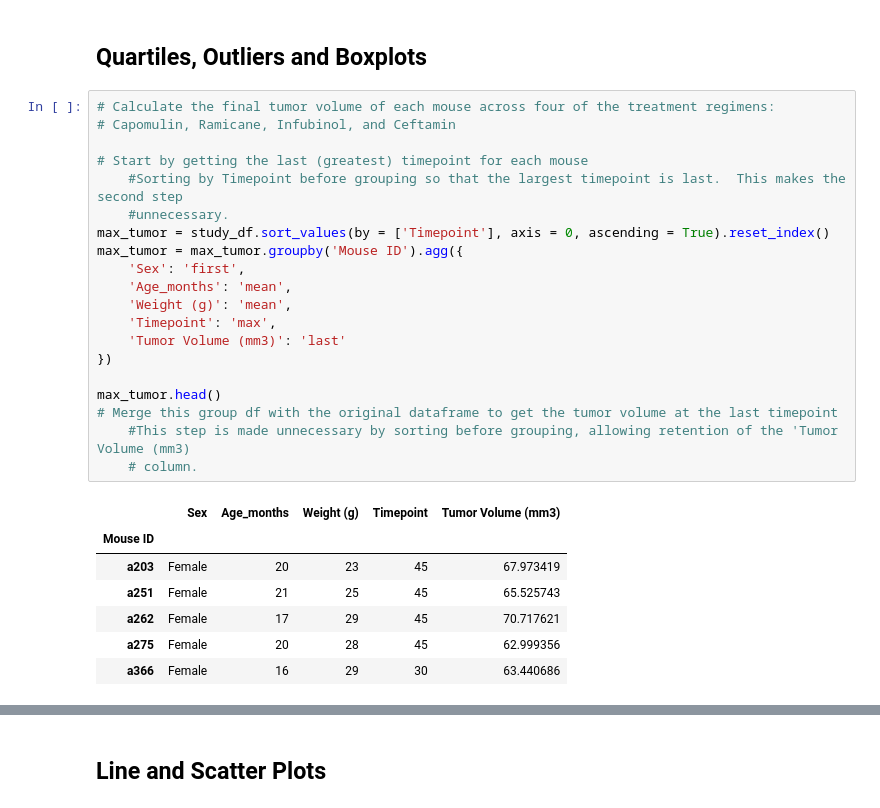
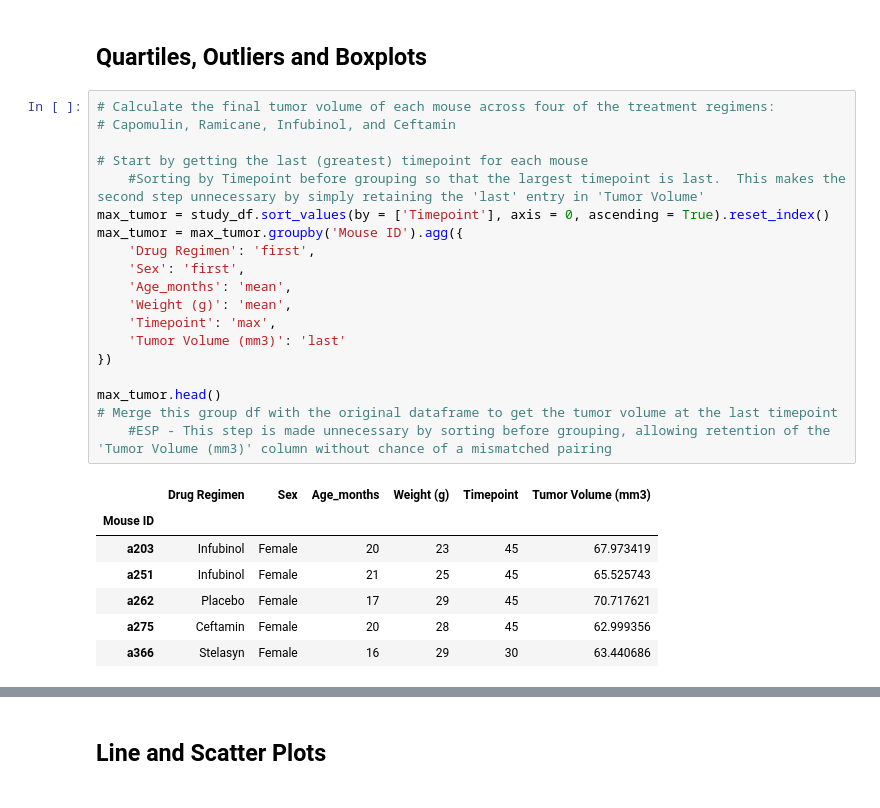
Before and after one commit to psychicesp/Matplotlib-Challenge, a Jupyter notebook: Pymaceuticals/pymaceuticals_starter.ipynb, the cells around one changed output, grey strips where cells are left out. Saved outputs shown, nothing was run; the diff lists cells and outputs as text.

```diff
--- a/Pymaceuticals/pymaceuticals_starter.ipynb
+++ b/Pymaceuticals/pymaceuticals_starter.ipynb
@@ -198,30 +198,29 @@ Text(0.5, 1.0, 'Mouse Sex Ratio')
 # %%
 # Calculate the final tumor volume of each mouse across four of the treatment regimens:
 # Capomulin, Ramicane, Infubinol, and Ceftamin
 
 # Start by getting the last (greatest) timepoint for each mouse
-    #Sorting by Timepoint before grouping so that the largest timepoint is last.  This makes the second step
-    #unnecessary.
+    #Sorting by Timepoint before grouping so that the largest timepoint is last.  This makes the second step unnecessary by simply retaining the 'last' entry in 'Tumor Volume'
 max_tumor = study_df.sort_values(by = ['Timepoint'], axis = 0, ascending = True).reset_index()
 max_tumor = max_tumor.groupby('Mouse ID').agg({
+    'Drug Regimen': 'first',
     'Sex': 'first',
     'Age_months': 'mean',
     'Weight (g)': 'mean',
     'Timepoint': 'max',
     'Tumor Volume (mm3)': 'last'
 })
 
 max_tumor.head()
 # Merge this group df with the original dataframe to get the tumor volume at the last timepoint
-    #This step is made unnecessary by sorting before grouping, allowing retention of the 'Tumor Volume (mm3)
-    # column.
+    #ESP - This step is made unnecessary by sorting before grouping, allowing retention of the 'Tumor Volume (mm3)' column without chance of a mismatched pairing
 # %% [output]
-|  | Sex | Age_months | Weight (g) | Timepoint | Tumor Volume (mm3) |
-| Mouse ID |  |  |  |  |  |
-| a203 | Female | 20 | 23 | 45 | 67.973419 |
-| a251 | Female | 21 | 25 | 45 | 65.525743 |
-| a262 | Female | 17 | 29 | 45 | 70.717621 |
-| a275 | Female | 20 | 28 | 45 | 62.999356 |
-| a366 | Female | 16 | 29 | 30 | 63.440686 |
+|  | Drug Regimen | Sex | Age_months | Weight (g) | Timepoint | Tumor Volume (mm3) |
+| Mouse ID |  |  |  |  |  |  |
+| a203 | Infubinol | Female | 20 | 23 | 45 | 67.973419 |
+| a251 | Infubinol | Female | 21 | 25 | 45 | 65.525743 |
+| a262 | Placebo | Female | 17 | 29 | 45 | 70.717621 |
+| a275 | Ceftamin | Female | 20 | 28 | 45 | 62.999356 |
+| a366 | Stelasyn | Female | 16 | 29 | 30 | 63.440686 |
 # %%
 # Put treatments into a list for for loop (and later for plot labels)
```
Also changed, not shown: parts of 9 cells of this notebook.
